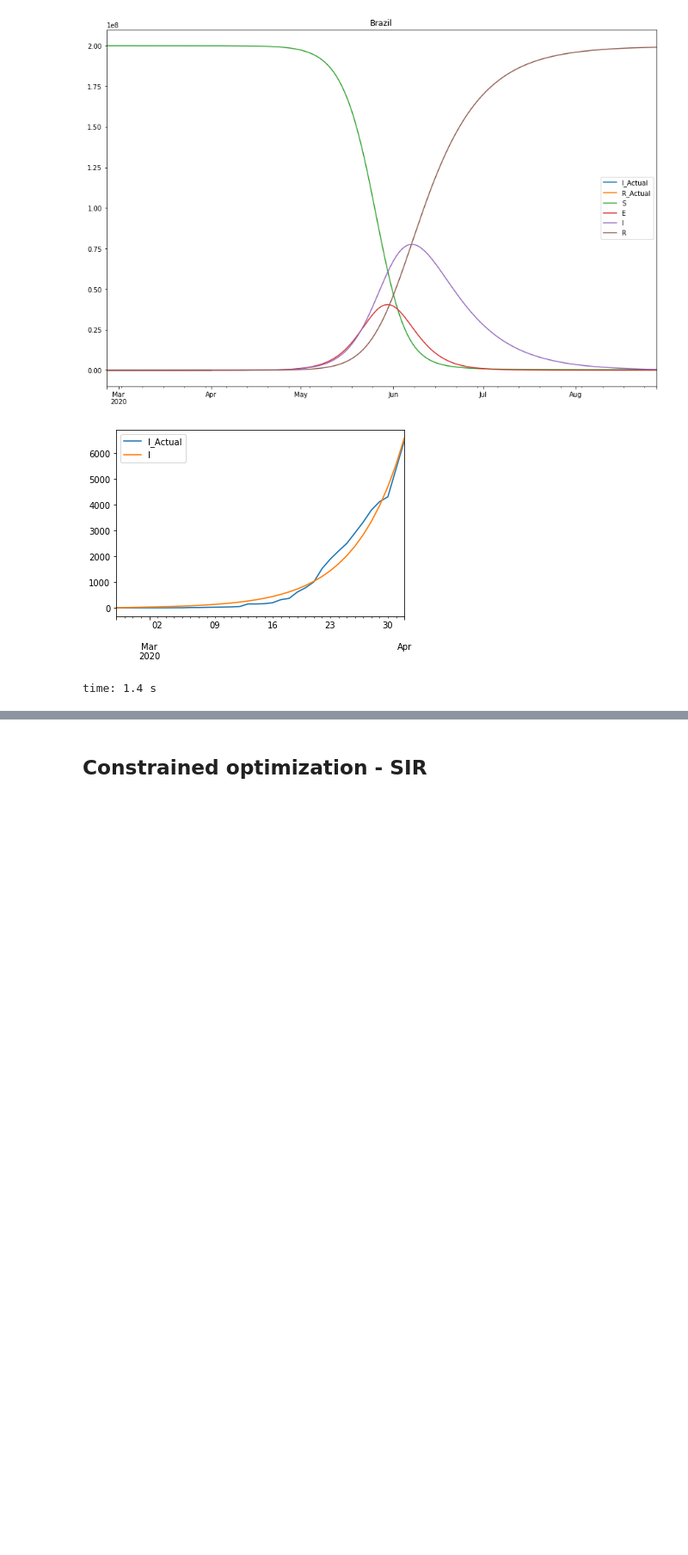
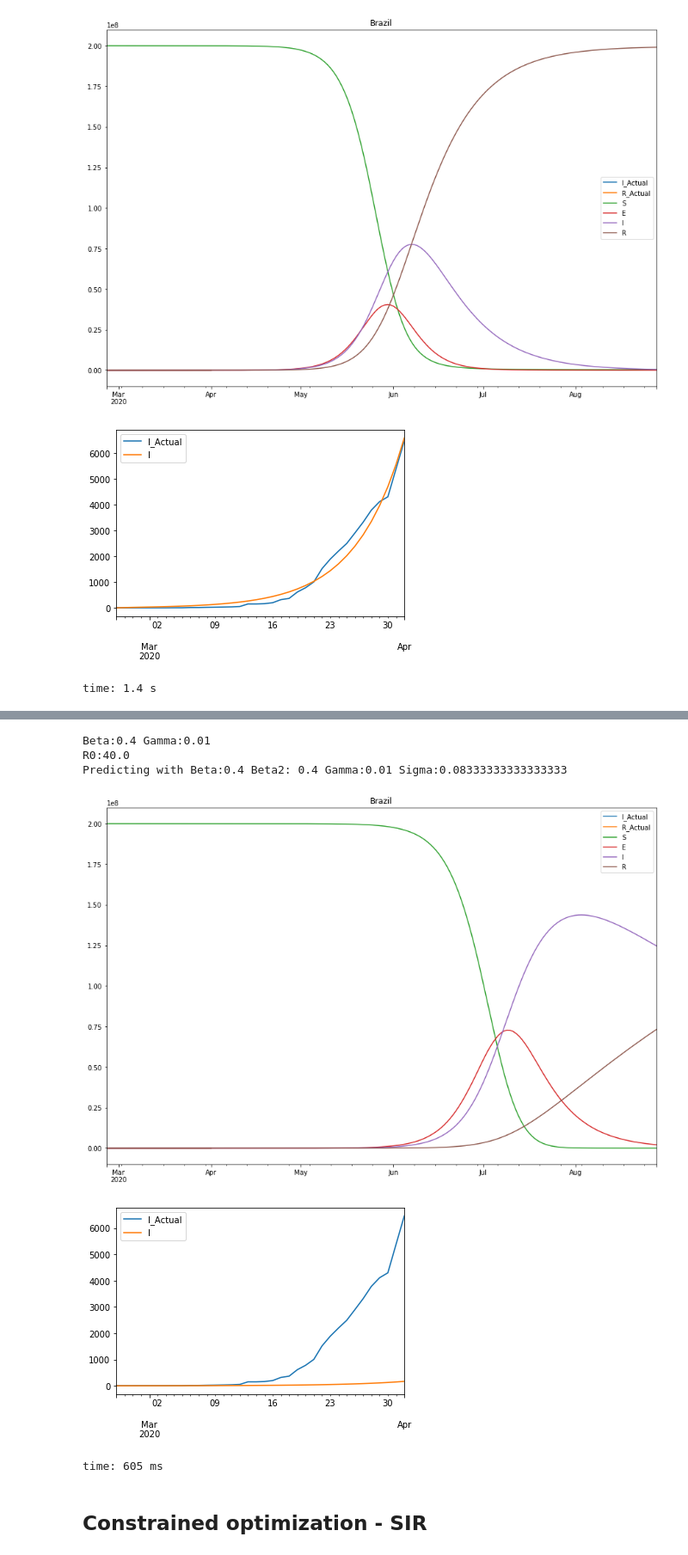
Before and after one commit to comunidadexp/sirfh-covid, a Jupyter notebook: Covid Spread Model.ipynb, the cells around one changed output, grey strips where cells are left out. Shown: that part at 86% size. Cells and saved outputs as stored; diff of their text form; code cells hidden in the pictures; blank space fills up the shorter version.

```diff
--- a/Covid Spread Model.ipynb
+++ b/Covid Spread Model.ipynb
@@ -297,3 +308,23 @@ time: 1.4 s
+# %%
+t1 = SEIR(
+    country='Brazil',
+    N=200e6,
+    alpha=.9,
+    betaBounds = (0.1, 0.4),
+    gammaBounds = (0.01, 0.1),
+    incubationPeriod=12,
+    forceE0 = 0,
+         )
+t1.train()
+t1.main_plot()
+t1.I_fit_plot()
+# %% [output]
+Beta:0.4 Gamma:0.01
+R0:40.0
+Predicting with Beta:0.4 Beta2: 0.4 Gamma:0.01 Sigma:0.08333333333333333
+[figure, added]
+[figure, added]
+time: 605 ms
 # %% [markdown]
 ## Constrained optimization - SIR
 # %%
```
Also changed, not shown: parts of 17 cells of this notebook, 1 other file.
